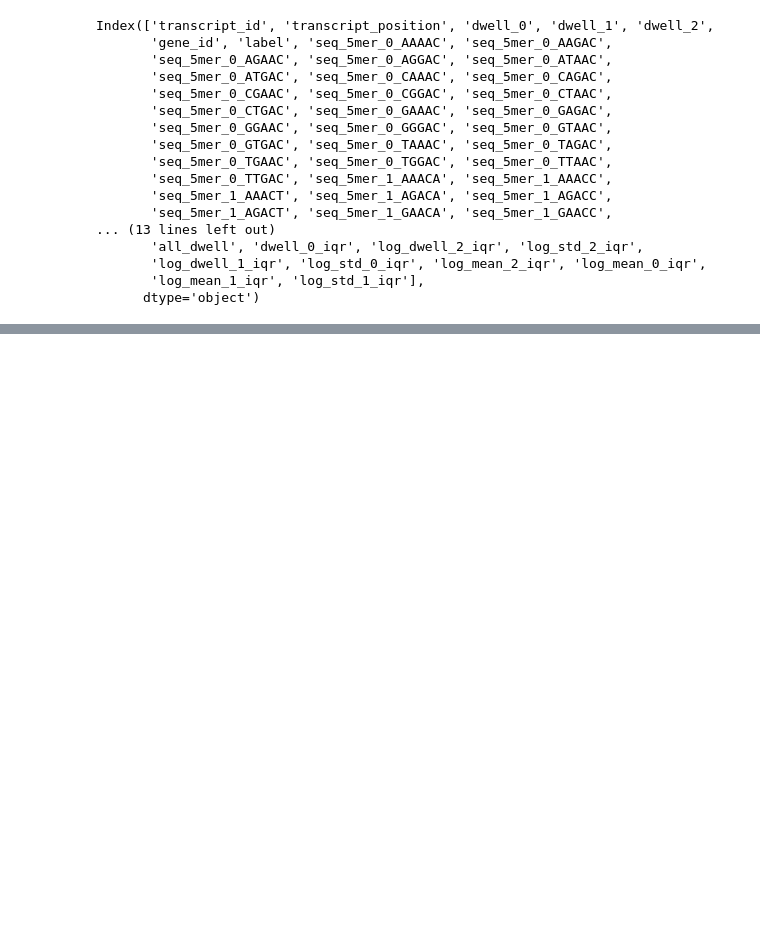
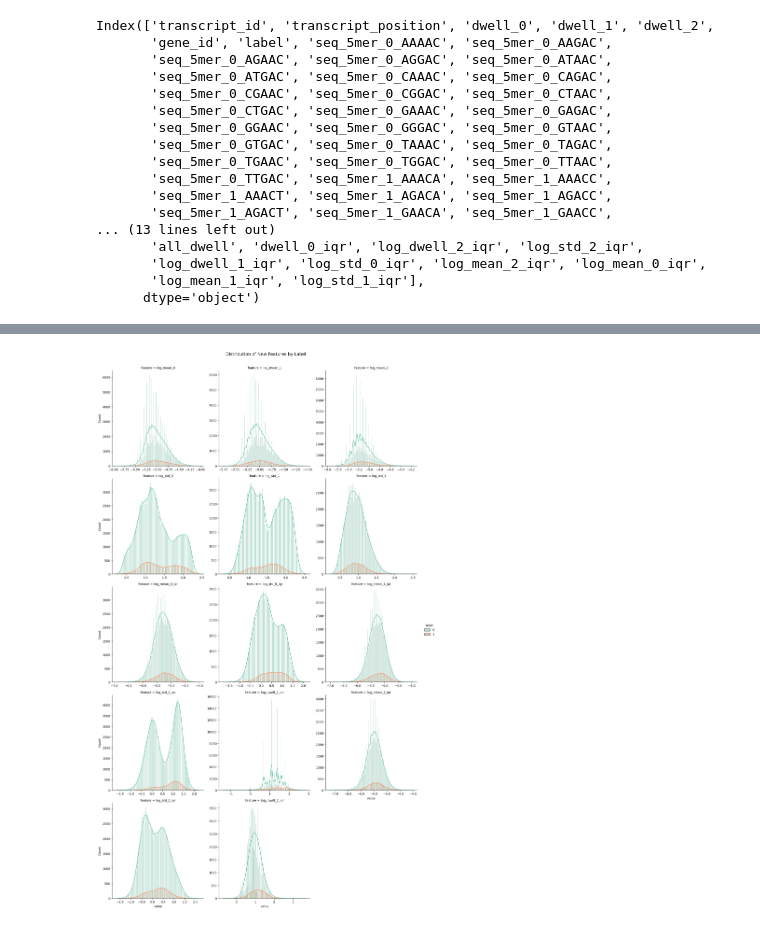
Before and after one commit to janisthx/DSA4262---dna1234, a Jupyter notebook: notebooks/data_preprocessing_v2.ipynb, the cells around one changed output, grey strips where cells are left out. Cells and saved outputs as stored; diff of their text form; code cells hidden in the pictures; blank space fills up the shorter version.

```diff
--- a/notebooks/data_preprocessing_v2.ipynb
+++ b/notebooks/data_preprocessing_v2.ipynb
@@ -382,3 +414,11 @@ Name: label, dtype: float64
+# %%
+g = sns.displot(final_df_new_p, x='value', hue='label', col='feature', kind='hist', kde=True, alpha=0.4, multiple='dodge',
+            palette='Set2', col_wrap=3, facet_kws=dict(sharey=False, sharex=False),
+            common_bins=False)
+g.fig.suptitle('Distribution of New Features by Label', y=1.02, fontsize=14)
+plt.show()
+# %% [output]
+[figure, added]
 # %%
 final_df = final_df[[
     'transcript_id', 'transcript_position', 'gene_id', 'label',
```
Also changed, not shown: parts of 6 cells of this notebook.
